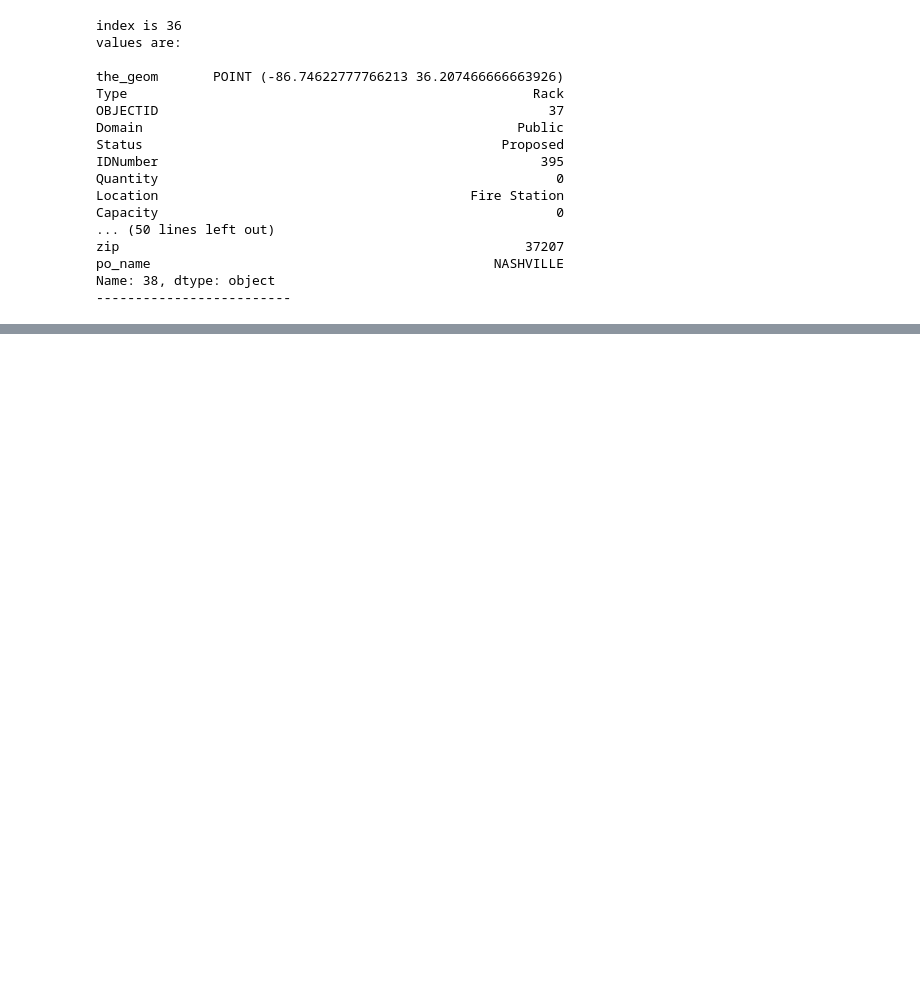
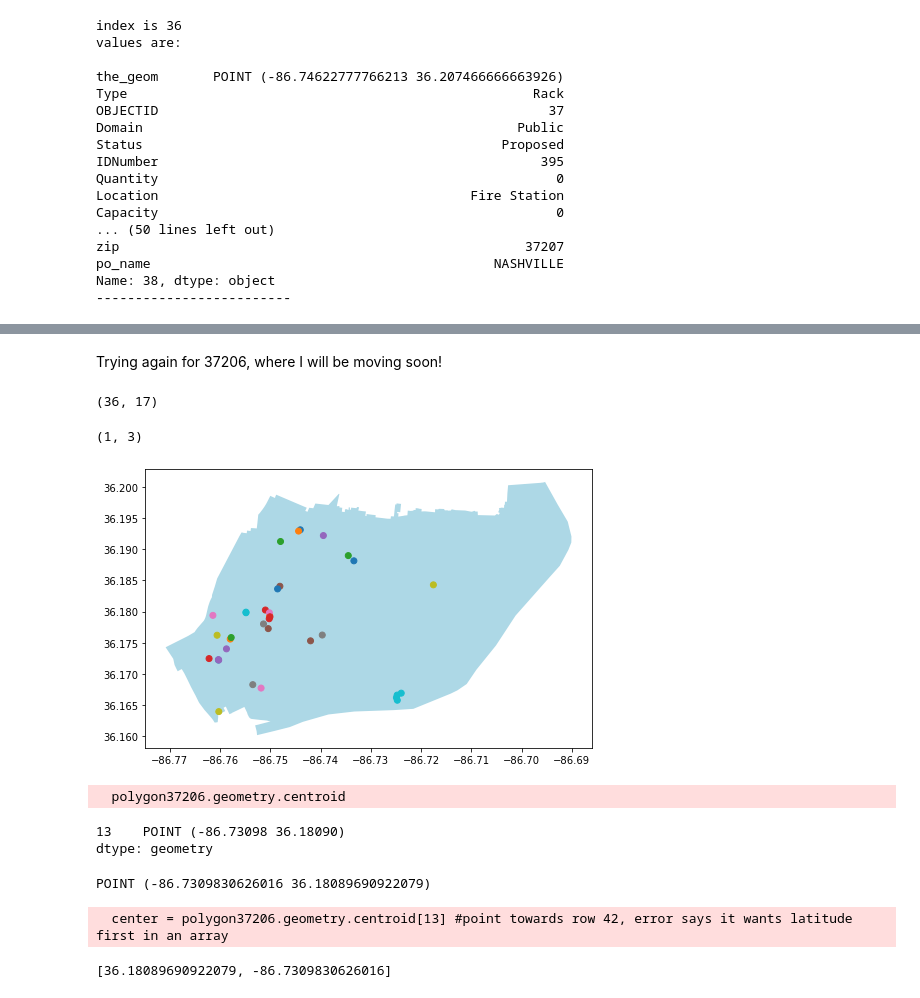
Before and after one commit to NSS-Data-Analytics-Cohort-6/geospatial-python-project-kmgarrett1, a Jupyter notebook: notebooks/GeoSpatial Project - Bike Racks.ipynb, the cells around one changed output, grey strips where cells are left out. Cells and saved outputs as stored; diff of their text form; code cells hidden in the pictures; blank space fills up the shorter version.

```diff
--- a/notebooks/GeoSpatial Project - Bike Racks.ipynb
+++ b/notebooks/GeoSpatial Project - Bike Racks.ipynb
@@ -247,3 +247,40 @@ cluster_map_37207.save('../maps/cluster37207.html')
 cluster_map_37207
 # %% [output]
 [interactive output not drawn]
+# %% [markdown]
+Trying again for 37206, where I will be moving soon!
+# %%
+bike_racks_in_37206 = bike_racks_by_zip.loc[bike_racks_by_zip['zip'] == '37206']
+bike_racks_in_37206.shape
+# %% [output]
+(36, 17)
+# %%
+polygon37206 = zipcodes.loc[zipcodes['zip'] == '37206']
+polygon37206.shape
+# %% [output]
+(1, 3)
+# %%
+#fig, ax = matplotlib.subplots()
+ax = polygon37206.plot(figsize = (8, 10), color = 'lightblue')
+bike_racks_in_37206.plot( ax = ax, column = 'Detail_Loc');
+plt.show();
+# %% [output]
+[figure, added]
+# %%
+polygon37206.geometry.centroid
+# %% [output]
+  polygon37206.geometry.centroid
+13    POINT (-86.73098 36.18090)
+dtype: geometry
+# %%
+center = polygon37206.geometry.centroid[13]
+print(center)
+# %% [output]
+POINT (-86.7309830626016 36.18089690922079)
+  center = polygon37206.geometry.centroid[13] #point towards row 42, error says it wants latitude first in an array
+# %%
+area_center = [center.y, center.x]
+
+print(area_center)
+# %% [output]
+[36.18089690922079, -86.7309830626016]
```
Also changed, not shown: parts of 4 cells of this notebook.
